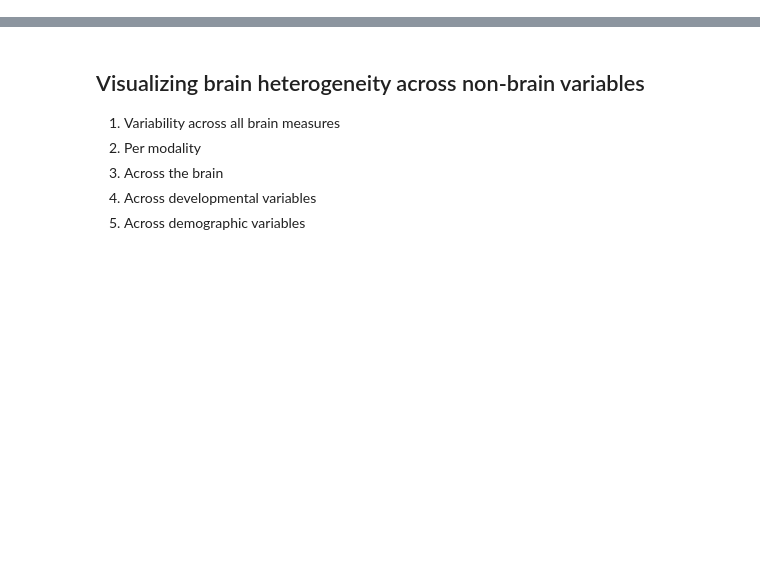
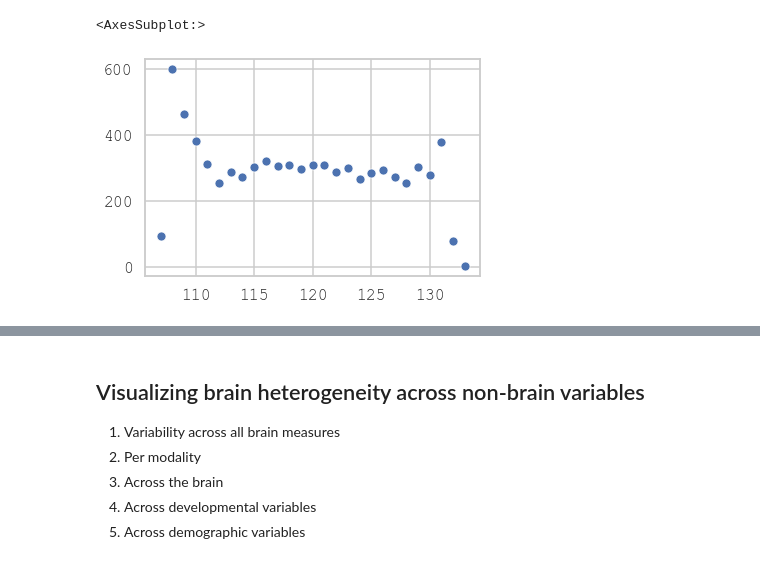
Before and after one commit to 62442katieb/deltaABCD_variability, a Jupyter notebook: notebooks/1.0variance.ipynb, the cells around one changed output, grey strips where cells are left out. Drawn from its saved outputs; the diff is of its cells as text; code cells hidden in the pictures; blank space fills up the shorter version.

```diff
--- a/notebooks/1.0variance.ipynb
+++ b/notebooks/1.0variance.ipynb
@@ -64,0 +58,18 @@ img_modalities = {'smri': deltasmri_complete,
+# %%
+age_bins = np.zeros((9,))
+ages = df['interview_age.baseline_year_1_arm_1'].sort_values().unique()
+
+i = 0
+j = 0
+while j < 27.:
+    age_bins[i] = ages[j]
+    i += 1
+    j += 3
+# %%
+age_hist = pd.Series()
+for age in ages:
+    age_hist.at[age] =  len(df[df['interview_age.baseline_year_1_arm_1'] == age].index)
+sns.scatterplot(age_hist.index, age_hist.values)
+# %% [output]
+<AxesSubplot:>
+[figure, added]
```
Also changed, not shown: parts of 83 cells of this notebook, 17 other files.
